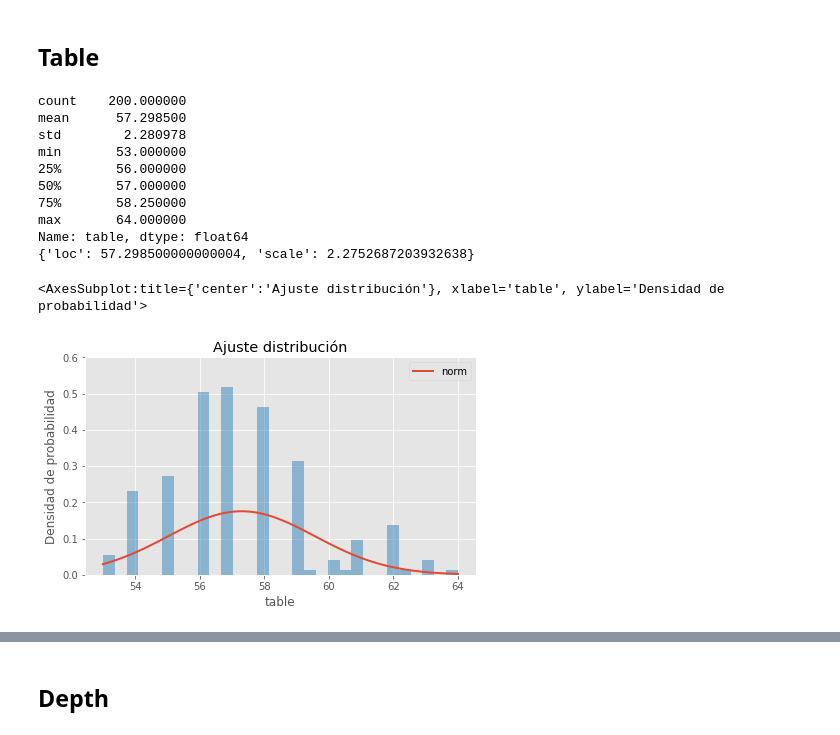
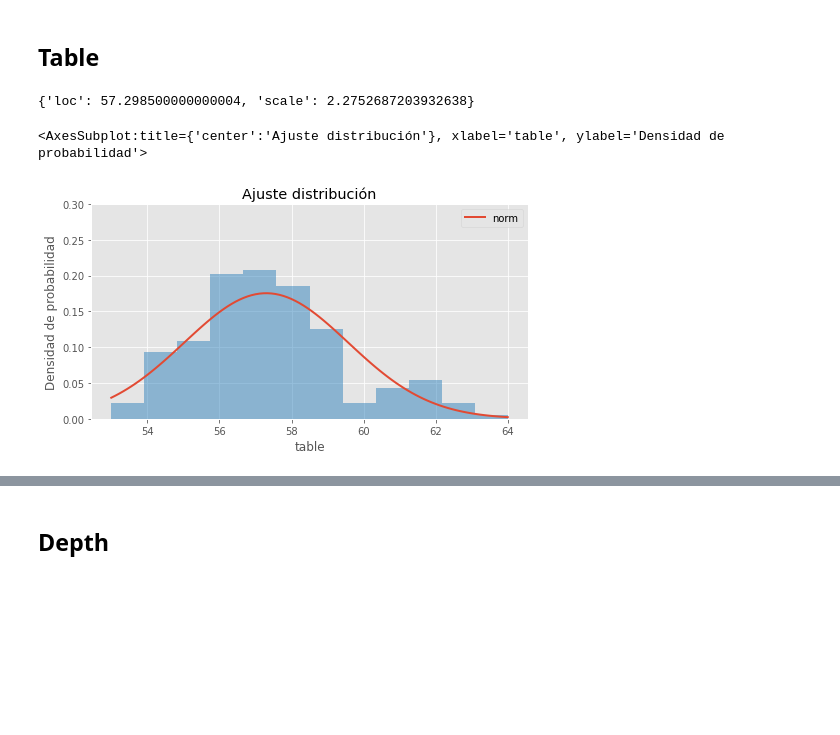
Before and after one commit to mjalvar/est-tareas, a Jupyter notebook: tarea2/Tarea2_EstadisticaParaCienciaDeLosDatos.ipynb, the cells around one changed output, grey strips where cells are left out. Cells and saved outputs as stored; diff of their text form; code cells hidden in the pictures; blank space fills up the shorter version.

```diff
--- a/tarea2/Tarea2_EstadisticaParaCienciaDeLosDatos.ipynb
+++ b/tarea2/Tarea2_EstadisticaParaCienciaDeLosDatos.ipynb
@@ -228,7 +228,7 @@ warnings.filterwarnings('ignore')
     y la distribucion a dibujar y
     un tuple con los parametros
 '''
-def plot_dist(col, dist, parametros, ylim=1):
+def plot_dist(col, dist, parametros, ylim=1, bins=30):
     x = df[col]
 
     # Se crea un diccionario que incluya el nombre de cada parámetro
@@ -243,7 +243,7 @@ def plot_dist(col, dist, parametros, ylim=1):
     fig, ax = plt.subplots(figsize=(7,4))
 
     ax.plot(x_hat, y_hat, linewidth=2, label=dist.name)
-    ax.hist(x=x, density=True, bins=30, color="#3182bd", alpha=0.5);
+    ax.hist(x=x, density=True, bins=bins, color="#3182bd", alpha=0.5);
     ax.plot(x, np.full_like(x, -0.01), '|k', markeredgewidth=1)
     ax.set_title('Ajuste distribución')
     ax.set_xlabel(col)
@@ -259,14 +259,14 @@ def plot_dist(col, dist, parametros, ylim=1):
     y la distribucion con la cual se trata de ajustar
     los datos
 '''
-def ajuste_dist(col, dist, ylim=1):
+def ajuste_dist(col, dist, ylim=1, bins=30):
     x = df[col]
     #print(x.describe())
 
     # Con el método fit() se obtienen los parámetros
     parametros = dist.fit(data=x)
 
-    ax = plot_dist(col, dist, parametros, ylim)
+    ax = plot_dist(col, dist, parametros, ylim, bins)
     return ax
 # %%
 ajuste_dist('price', stats.norm, 0.0004)
@@ -295,18 +286,8 @@ Se puede apreciar que los valores obtenidos por gamma.fit parecen ajustarse mejo
 ## Table
 # %%
 # Primero dibujando un histograma y aprox con dist normal
-# Al parecer cumple con la forma, pero en este caso voy a ajustar manualmente los parametros.
-ajuste_dist('table', stats.norm, 0.6)
+ajuste_dist('table', stats.norm, 0.3, 12)
 # %% [output]
-count    200.000000
-mean      57.298500
-std        2.280978
-min       53.000000
-25%       56.000000
-50%       57.000000
-75%       58.250000
-max       64.000000
-Name: table, dtype: float64
 {'loc': 57.298500000000004, 'scale': 2.2752687203932638}
 <AxesSubplot:title={'center':'Ajuste distribución'}, xlabel='table', ylabel='Densidad de probabilidad'>
-[figure, old version]
+[figure, new version]
```
Also changed, not shown: parts of 24 cells of this notebook, 1 other file.
